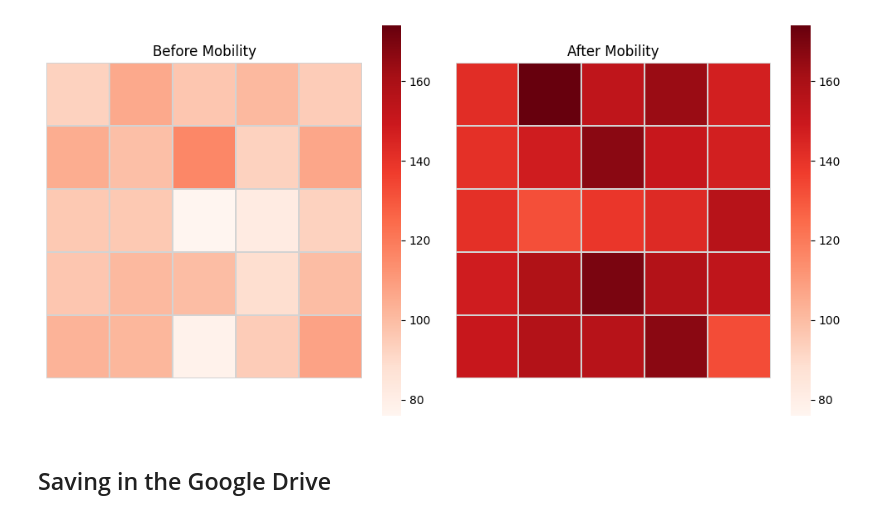
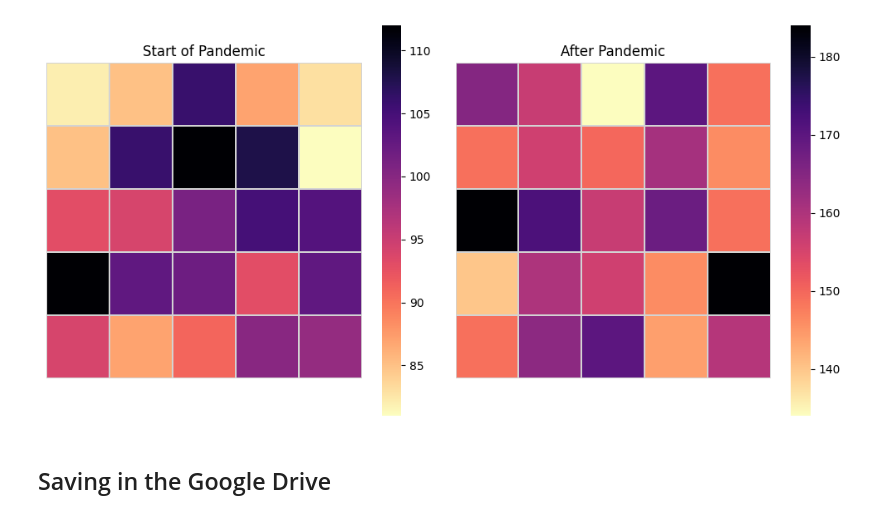
Before and after one commit to SahputraS/Outbreak-Simulation-and-Detection-Testing, a Jupyter notebook: SIRS_Metapopulation_With_Reporting.ipynb, the cells around one changed output. Cells and saved outputs as stored; diff of their text form; code cells hidden in the pictures.

```diff
--- a/SIRS_Metapopulation_With_Reporting.ipynb
+++ b/SIRS_Metapopulation_With_Reporting.ipynb
@@ -306,33 +300,30 @@ plt.show()
 # %%
-initial = data.loc[data["Day"] == 1271, "Infected"].values
+initial = data.loc[data["Day"] == 1275, "Infected"].values
 infected_last_day = data.loc[data["Day"] == 1999, "Infected"].values
 
 first_day_I = np.array(initial)
 last_day_I = np.array(infected_last_day)
 
 grid_size = int(np.sqrt(first_day_I.size))
 before_plot = first_day_I.reshape((grid_size, grid_size))
 after_plot = last_day_I.reshape((grid_size, grid_size))
 
-# Define common vmin and vmax
-vmin = min(before_plot.min(), after_plot.min())
-vmax = max(before_plot.max(), after_plot.max())
+fig, axes = plt.subplots(1, 2, figsize=(10, 5))
 
-fig, axes = plt.subplots(1, 2, figsize=(10, 5))
-sns.heatmap(before_plot, ax=axes[0], cmap='Reds', cbar=True, square=True,
-            linewidths=0.1, linecolor='lightgrey', vmin=vmin, vmax=vmax)
-axes[0].set_title("Before Mobility")
+sns.heatmap(before_plot, ax=axes[0], cmap='magma_r', cbar=True, square=True,
+            linewidths=0.1, linecolor='lightgrey')
+axes[0].set_title("Start of Pandemic")
 axes[0].axis('off')
 
-sns.heatmap(after_plot, ax=axes[1], cmap='Reds', cbar=True, square=True,
-            linewidths=0.1, linecolor='lightgrey', vmin=vmin, vmax=vmax)
-axes[1].set_title("After Mobility")
+sns.heatmap(after_plot, ax=axes[1], cmap='magma_r', cbar=True, square=True,
+            linewidths=0.1, linecolor='lightgrey')
+axes[1].set_title("After Pandemic")
 axes[1].axis('off')
 
 plt.tight_layout()
 plt.show()
 # %% [output]
-[figure, old version]
+[figure, new version]
 # %% [markdown]
 ## Saving in the Google Drive
 # %%
```
Also changed, not shown: parts of 9 cells of this notebook.
